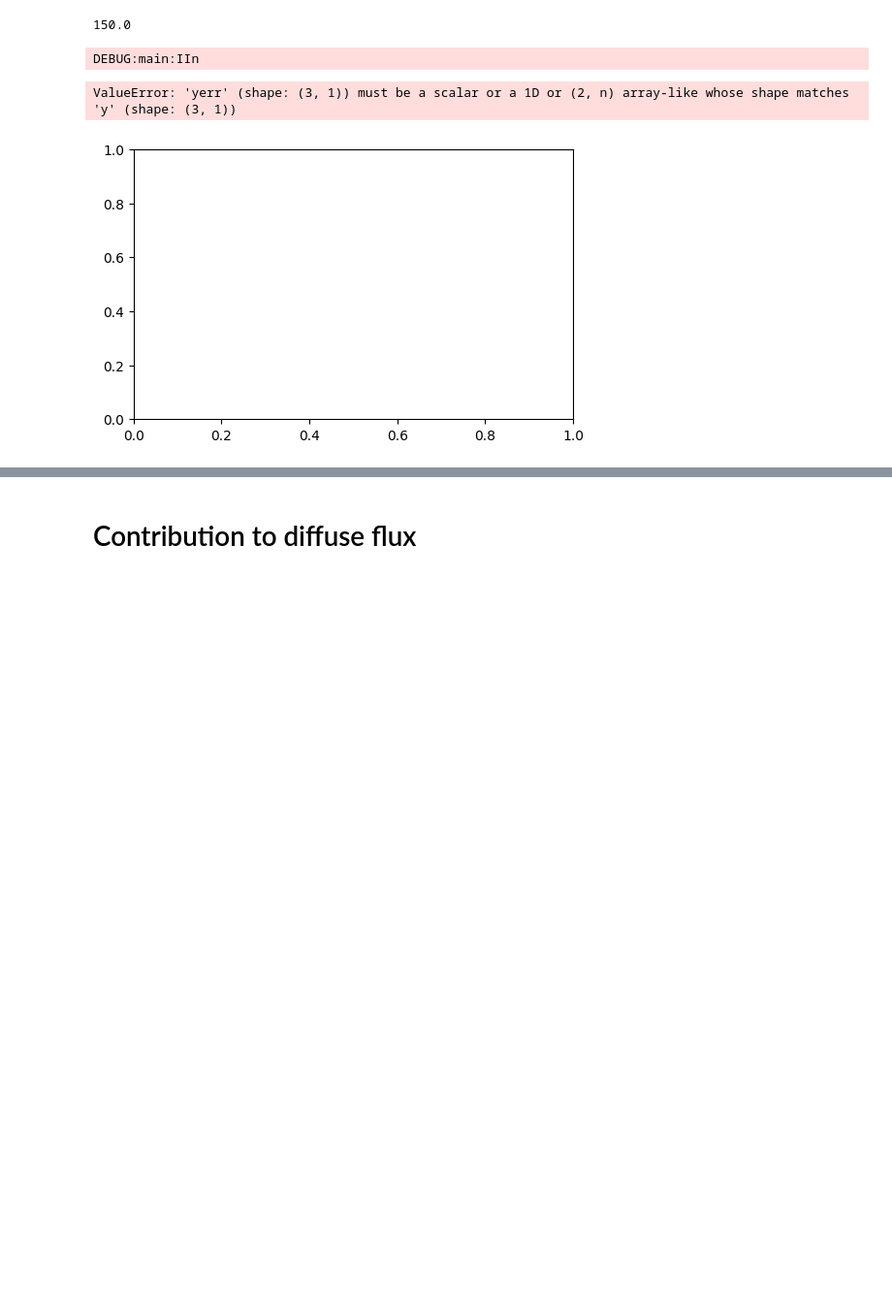
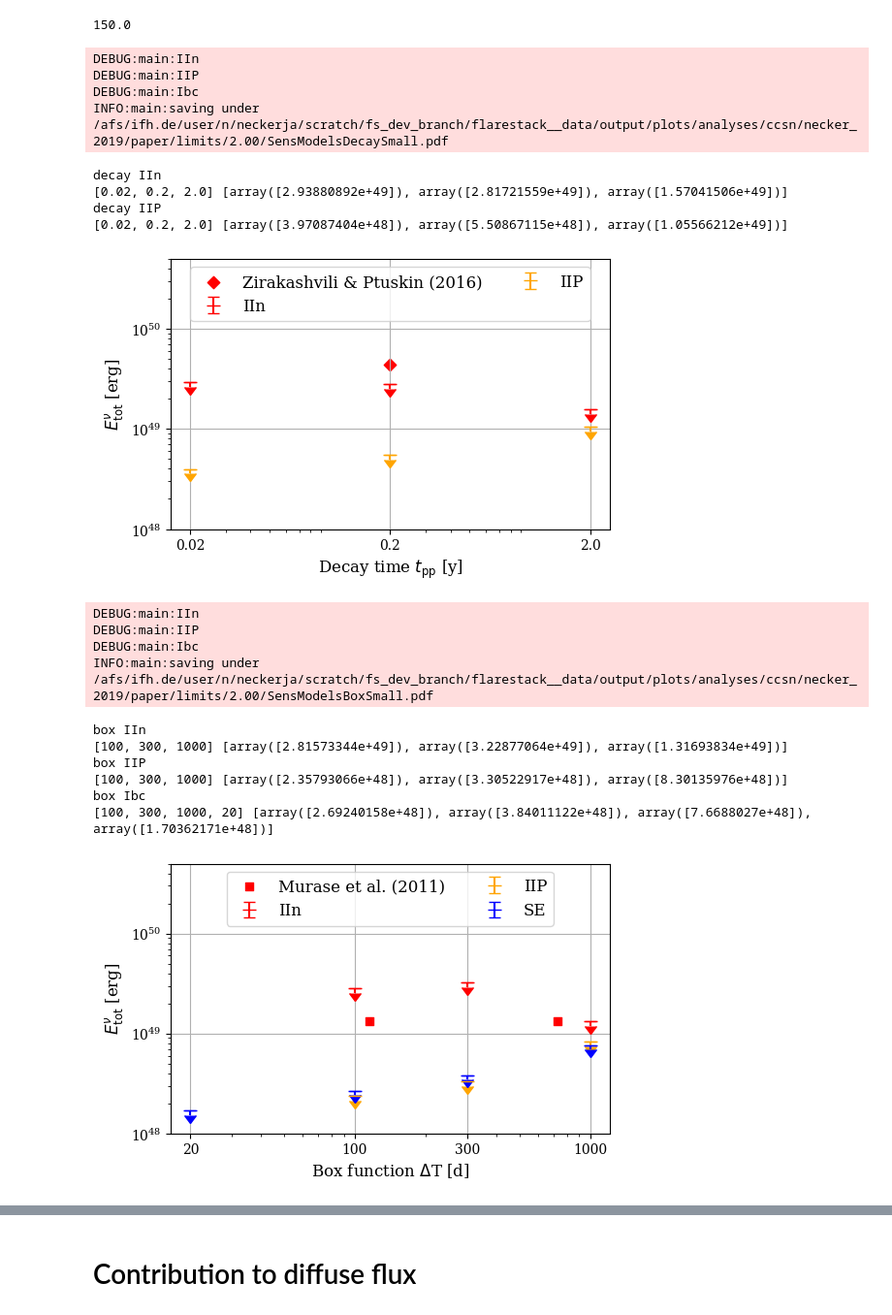
Before and after one commit to icecube/flarestack, a Jupyter notebook: flarestack/analyses/ccsn/necker_2019/paper_scripts/paper_plots.ipynb, the cells around one changed output, grey strips where cells are left out. Shown at 97% size. Saved outputs shown, nothing was run; the diff lists cells and outputs as text; code cells hidden in the pictures; blank space fills up the shorter version.

```diff
--- a/flarestack/analyses/ccsn/necker_2019/paper_scripts/paper_plots.ipynb
+++ b/flarestack/analyses/ccsn/necker_2019/paper_scripts/paper_plots.ipynb
@@ -45,6 +55,7 @@ figsize = (5.85, 3.6154988341868854)
 preliminary_color = 'red'
 preliminary_fs = 30
 preliminary_txt = 'IceCube\nPreliminary'
+stripped_envelope_label = "SE"
 # %% [markdown]
 Directory for paper plots
 # %%
@@ -223,8 +234,10 @@ for gamma in [2, 2.5]:
                 else:
                     x.append(time / 364.25)
 
-            ax.errorbar(x, y, yerr=np.array(y)*1e-1, uplims=4,
-                        color=get_sn_color(cat), ls='', capsize=4, label=cat, marker='_', markersize=10)
+            label = cat if cat != "Ibc" else stripped_envelope_label
+
+            ax.errorbar(x, np.array(y).flatten(), yerr=np.array(y).flatten()*1e-1, uplims=4,
+                        color=get_sn_color(cat), ls='', capsize=4, label=label, marker='_', markersize=10)
 
 
             print(pdf_type, cat)
@@ -251,33 +264,51 @@ for gamma in [2, 2.5]:
 #         xlim = ax.get_xlim()
 #         ax.set_xlim((min(xlim) * 0.1, max(xlim)))
         ylim = (1e48, 5e50) if gamma == 2 else (1e48, 5e51)
         ax.set_ylim(ylim)
         ax.legend(fontsize=legend_fs, loc='upper center', ncol=2)
         ax.grid()
 
         unit = "y" if pdf_type == 'decay' else "d"
         xlabel = "Box function $\Delta$T [d]" if pdf_type == 'box' else "Decay time $t_{\mathrm{pp}}$ [y]"
         ax.set_xlabel(xlabel, fontsize=axis_label_fs)
         ax.set_ylabel(r"$E^{\nu} _{\mathrm{tot}}$ [erg]", fontsize=axis_label_fs)
         #ax.set_title(f"$\gamma$ = {gamma:.2f}", fontsize=title_fs)
 
 #         ax.annotate(preliminary_txt,
 #                     color=preliminary_color,
 #                     fontsize=preliminary_fs,
 #                     xy=(0.99, 0.03), xycoords='axes fraction',
 #                     horizontalalignment='right', verticalalignment='bottom')
 
         filename = os.path.join(paper_ccsn_plot_dir, "limits", f"{gamma:.2f}", f"SensModels{pdf_type.capitalize()}Small.pdf")
         d = os.path.dirname(filename)
         if not os.path.isdir(d):
             os.makedirs(d)
 
         logger.info(f"saving under {filename}")
-        fig.savefig(filename)
+        # fig.tight_layout()
+        fig.savefig(filename, bbox_inches="tight")
 
         plt.show()
         plt.close()
 # %% [output]
 DEBUG:main:IIn
+DEBUG:main:IIP
+DEBUG:main:Ibc
+INFO:main:saving under /afs/ifh.de/user/n/neckerja/scratch/fs_dev_branch/flarestack__data/output/plots/analyses/ccsn/necker_2019/paper/limits/2.00/SensModelsDecaySmall.pdf
-ValueError: 'yerr' (shape: (3, 1)) must be a scalar or a 1D or (2, n) array-like whose shape matches 'y' (shape: (3, 1))
+decay IIn
+[0.02, 0.2, 2.0] [array([2.93880892e+49]), array([2.81721559e+49]), array([1.57041506e+49])]
+decay IIP
+[0.02, 0.2, 2.0] [array([3.97087404e+48]), array([5.50867115e+48]), array([1.05566212e+49])]
-[figure, old version]
+[figure, new version]
+DEBUG:main:IIn
+DEBUG:main:IIP
+DEBUG:main:Ibc
+INFO:main:saving under /afs/ifh.de/user/n/neckerja/scratch/fs_dev_branch/flarestack__data/output/plots/analyses/ccsn/necker_2019/paper/limits/2.00/SensModelsBoxSmall.pdf
+box IIn
+[100, 300, 1000] [array([2.81573344e+49]), array([3.22877064e+49]), array([1.31693834e+49])]
+box IIP
+[100, 300, 1000] [array([2.35793066e+48]), array([3.30522917e+48]), array([8.30135976e+48])]
+box Ibc
+[100, 300, 1000, 20] [array([2.69240158e+48]), array([3.84011122e+48]), array([7.6688027e+48]), array([1.70362171e+48])]
+[figure, added]
```
Also changed, not shown: parts of 15 cells of this notebook.
